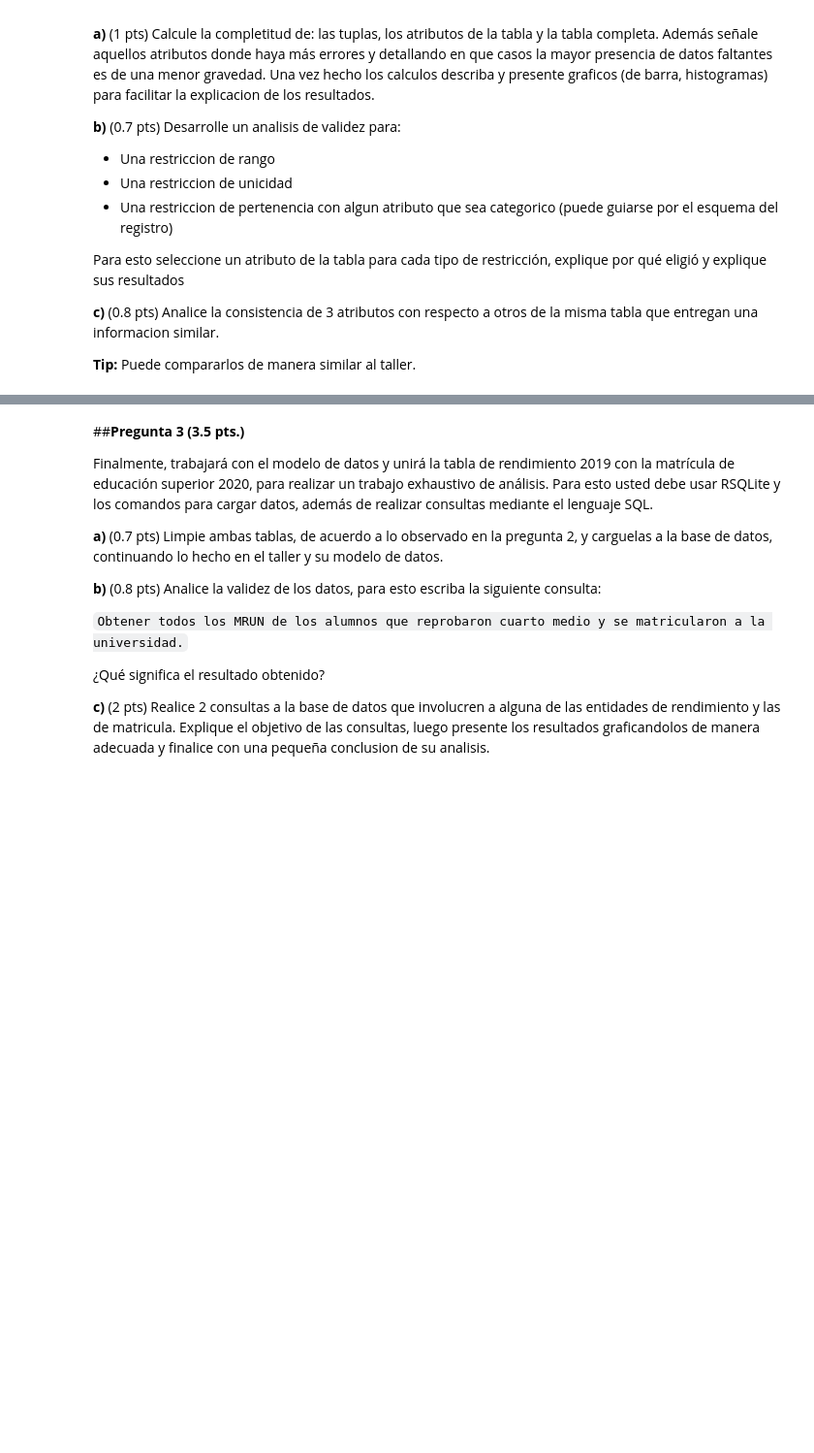
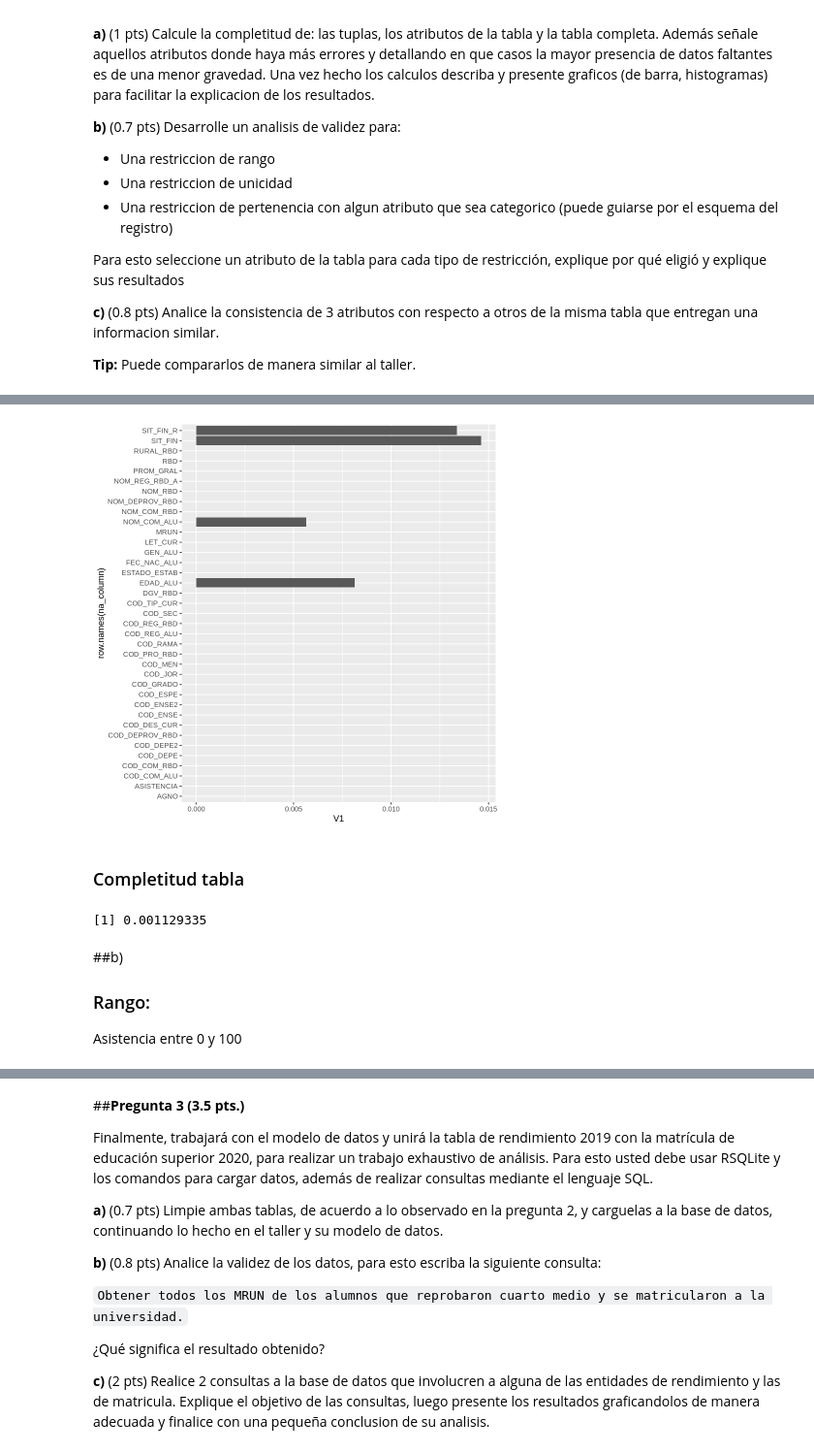
Before and after one commit to JDConejeros/Gestion-De-Datos-en-R, a Jupyter notebook: Tarea2_GDD.ipynb, the cells around one changed output, grey strips where cells are left out. Shown at 97% size. Drawn from its saved outputs; the diff is of its cells as text; code cells hidden in the pictures; blank space fills up the shorter version.

```diff
--- a/Tarea2_GDD.ipynb
+++ b/Tarea2_GDD.ipynb
@@ -47,0 +167,18 @@ rendimiento_2019
+# %%
+ggplot(na_column, aes(x=row.names(na_column), y=V1)) +
+  geom_bar(stat = "identity")+
+  coord_flip()
+# %% [output]
+[figure, added]
+# %% [markdown]
+### Completitud tabla
+# %%
+rendimiento_2019 %>% summarize(NAcount=rowSums(is.na(rendimiento_2019)))%>%
+                     sum()/nrow(rendimiento_2019)/ncol(rendimiento_2019)*100
+# %% [output]
+[1] 0.001129335
+# %% [markdown]
+##b)
+
+### Rango:
+Asistencia entre 0 y 100
```
Also changed, not shown: parts of 58 cells of this notebook.
